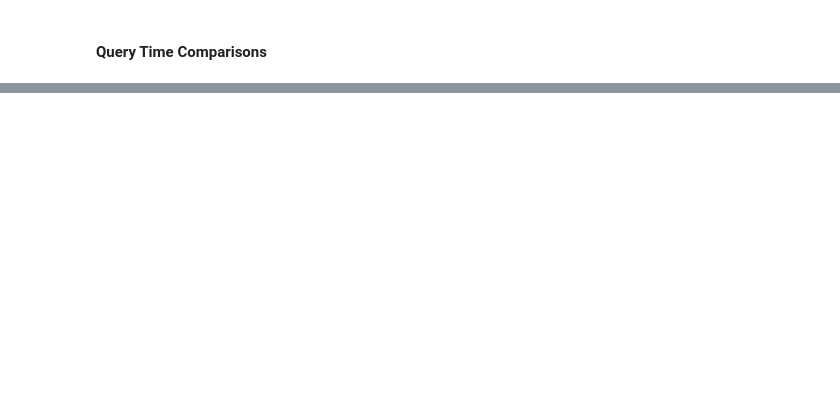
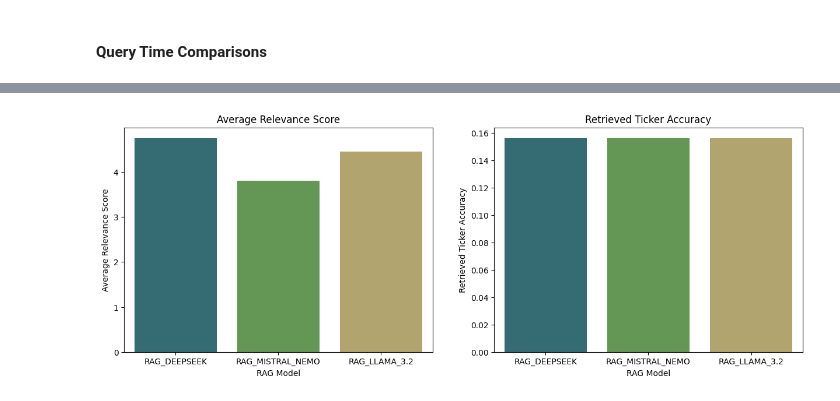
Before and after one commit to natron2000/LLM_10K_MADS, a Jupyter notebook: Model_Evaluation/model_comparisons.ipynb, the cells around one changed output, grey strips where cells are left out. Saved outputs shown, nothing was run; the diff lists cells and outputs as text; code cells hidden in the pictures; blank space fills up the shorter version.

```diff
--- a/Model_Evaluation/model_comparisons.ipynb
+++ b/Model_Evaluation/model_comparisons.ipynb
@@ -140,0 +207,10 @@ compare_avg_times(llm_comps)
+# %%
+llm_results = {
+    "RAG_DEEPSEEK": rag_model_2_scores["retrieval_scores"],
+    "RAG_MISTRAL_NEMO": rag_model_4_scores["retrieval_scores"],
+    "RAG_LLAMA_3.2":rag_model_5_scores["retrieval_scores"]
+}
+# %%
+retrieval_comp_average(llm_results)
+# %% [output]
+[figure, added]
```
Also changed, not shown: parts of 42 cells of this notebook, 10 other files.
